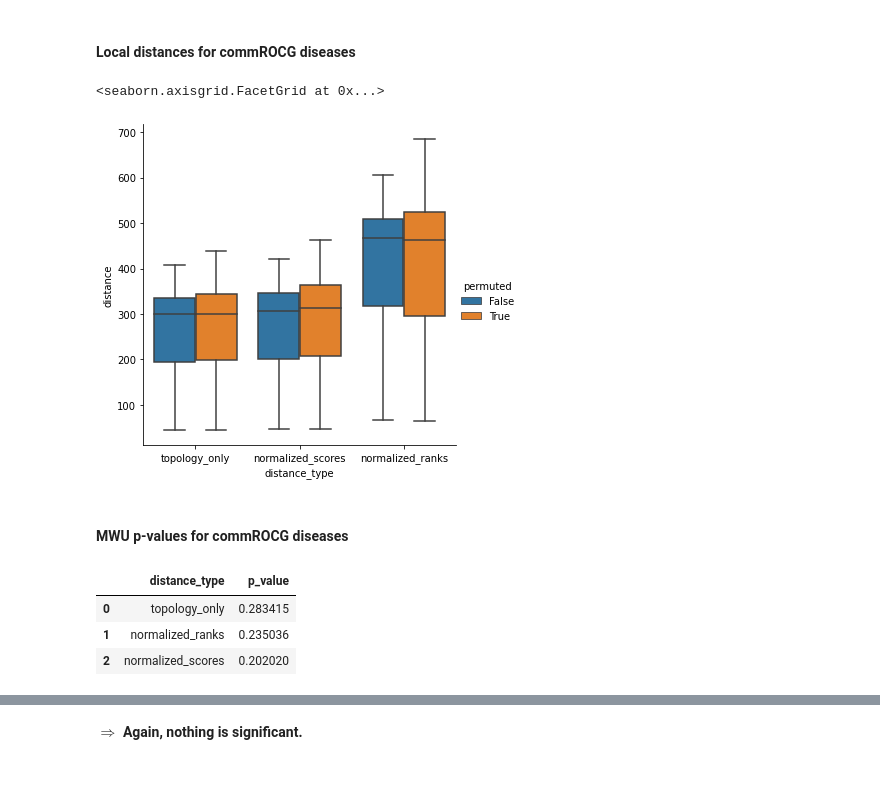
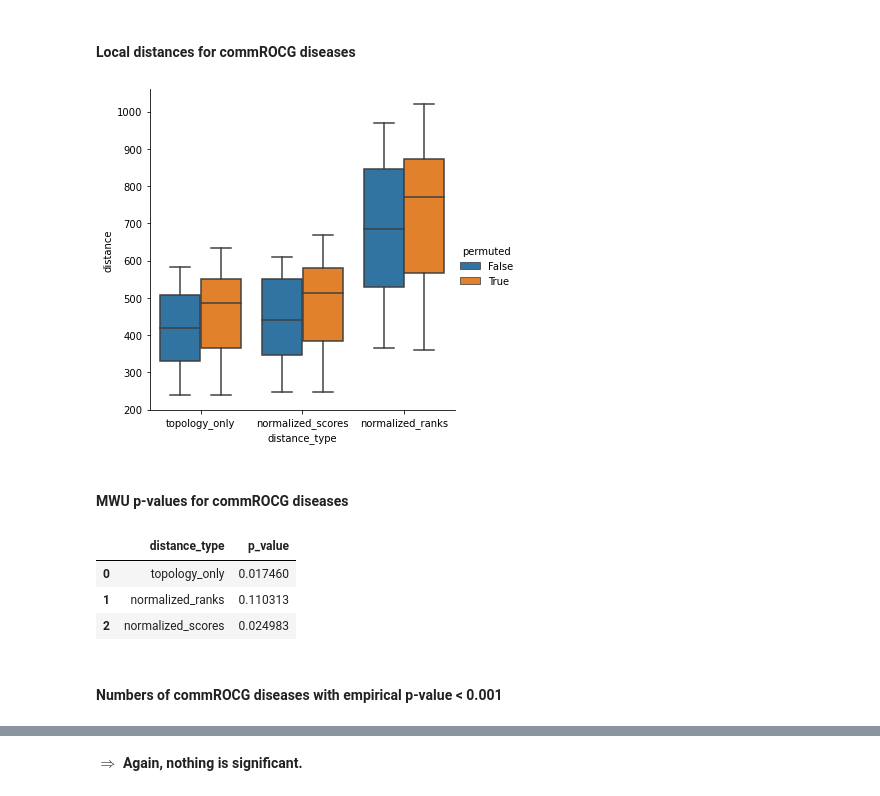
Before and after one commit to repotrial/graphsimqt, a Jupyter notebook: playground.ipynb, the cells around one changed output, grey strips where cells are left out. Cells and saved outputs as stored; diff of their text form; code cells hidden in the pictures.

```diff
--- a/playground.ipynb
+++ b/playground.ipynb
@@ -159,7 +173,7 @@ sns.displot(data=pd.DataFrame({'normalized rank': rr_norm_ranks}), x='normalized
 
 #### GEDs for original and permuted networks
 # %%
-results = pd.read_csv('results/permutation_results.csv')
+results = pd.read_csv('results/EST_permutation_results.csv')
 sns.catplot(data=results[results['comparison'] == 'global'], x='distance_type', y='distance', hue='permuted')
 # %% [output]
 <seaborn.axisgrid.FacetGrid at 0x...>
@@ -306,17 +315,18 @@ all_significant
 #### Local distances for commROCG diseases
 # %%
 commrocg = set(pd.read_csv('data/commrocg.tsv', sep='\t')['Code'])
-sns.catplot(data=results[results['comparison'].isin(commrocg)], x='distance_type', y='distance', hue='permuted', kind='box')
+fig = sns.catplot(data=results[results['comparison'].isin(commrocg)], x='distance_type', y='distance', hue='permuted', kind='box')
 # %% [output]
-<seaborn.axisgrid.FacetGrid at 0x...>
-[figure, old version]
+[figure, new version]
 # %% [markdown]
 #### MWU p-values for commROCG diseases
 # %%
-mwu_commrocg_p_values = pd.read_csv('results/mwu_commrocg_p_values.csv')
+mwu_commrocg_p_values = pd.read_csv('results/EST_commrocg_mwu_p_values.csv')
 mwu_commrocg_p_values
 # %% [output]
 |  | distance_type | p_value |
-| 0 | topology_only | 0.283415 |
-| 1 | normalized_ranks | 0.235036 |
-| 2 | normalized_scores | 0.202020 |
+| 0 | topology_only | 0.017460 |
+| 1 | normalized_ranks | 0.110313 |
+| 2 | normalized_scores | 0.024983 |
+# %% [markdown]
+#### Numbers of commROCG diseases with empirical p-value < 0.001
```
Also changed, not shown: parts of 29 cells of this notebook, 50 other files.
